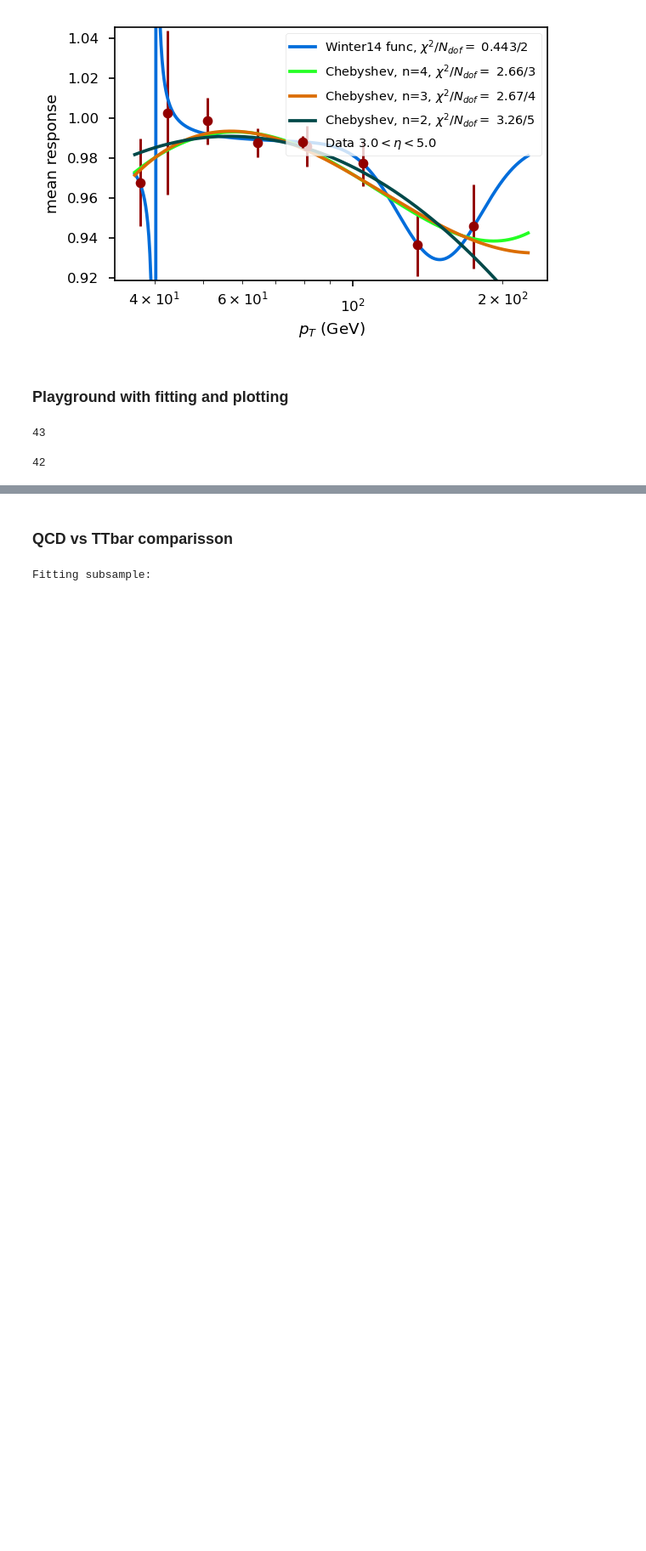
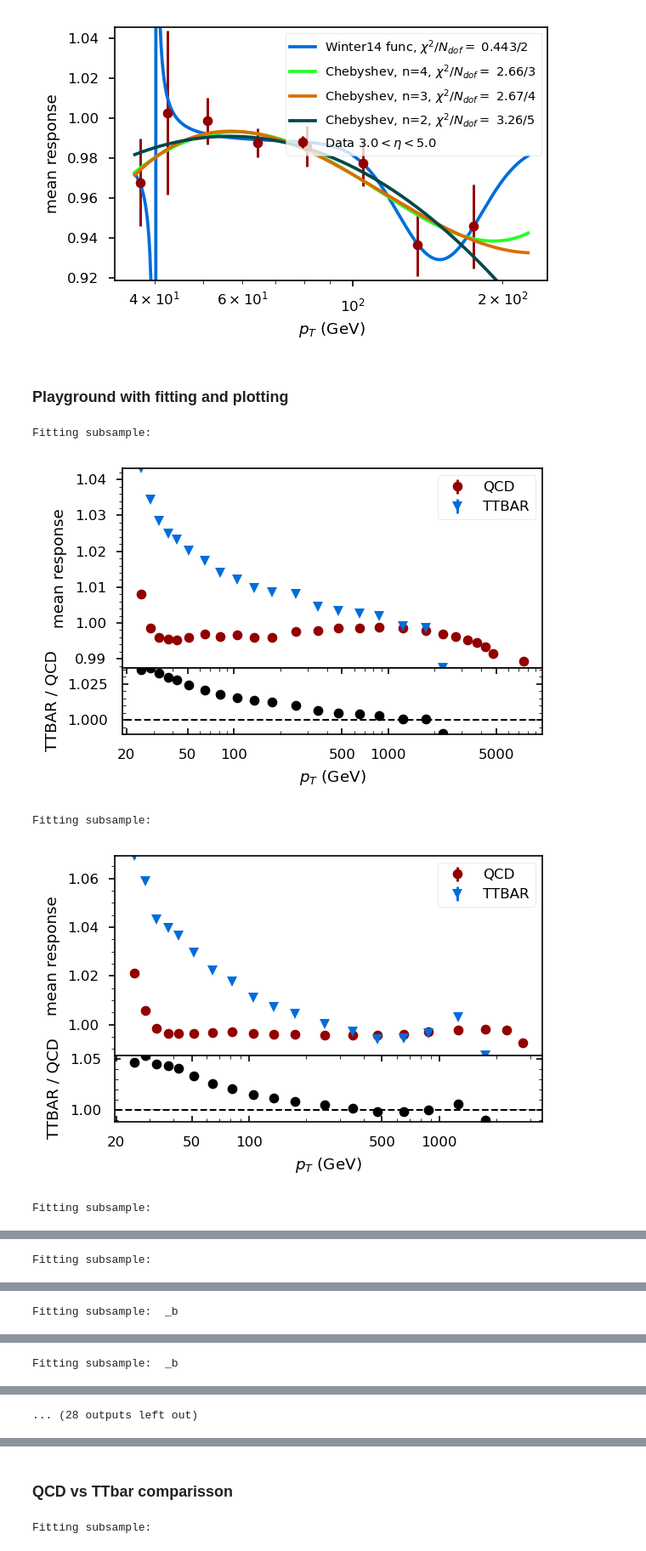
Before and after one commit to dsidirop1/JMECoffea, a Jupyter notebook: CoffeaJERC-Andris.ipynb, the cells around one changed output, grey strips where cells are left out. Shown at 85% size. Drawn from its saved outputs; the diff is of its cells as text; code cells hidden in the pictures; blank space fills up the shorter version.

```diff
--- a/CoffeaJERC-Andris.ipynb
+++ b/CoffeaJERC-Andris.ipynb
@@ -783,12 +1147,13 @@ for samp in subsamples:
         mean = read_data("Mean", samp)[:,etabin]
         meanvar = read_data("MeanVar", samp)[:,etabin]
 
-        mean_range_pt = range(15,len(mean)-7)
-        mean_range = mean_range_pt[:-1]
+        mean_range = range(15,len(mean)-8)
+#         mean_range = mean_range_pt[:-1]
 
-        ptbins2fit = ptbins[mean_range_pt]
-        ptbins2fit = (ptbins2fit[:-1]+ptbins2fit[1:])/2
+#         ptbins2fit = ptbins[mean_range_pt]
+#         ptbins2fit = (ptbins2fit[:-1]+ptbins2fit[1:])/2
         means = mean[mean_range]
+        ptbins2fit = ptbins_c[mean_range]
 
         means2fit = means[means!=0.0]
         ptbins2fit = ptbins2fit[means!=0.0]
@@ -952,9 +1279,3 @@ def read_data(name, samp, tag_full):
 #     df_csv = pd.read_csv('out_txt/EtaBinsvsPtBinsMean_L5.csv').set_index('etaBins')
     data = df_csv.to_numpy().transpose()
     return data
-# %%
-len(ptbins)
-len(mean_QCD[:,0])
-# %% [output]
-43
-42
@@ -960,0 +1379,31 @@ len(mean_QCD[:,0])
+# %%
+# load_fit_res=True
+subsamples = ['', '_b', '_c', '_l', '_g']
+
+k2 = np.where(etabins_mod<=0)[0][-1]
+k4 = np.where(etabins_mod<=1.3)[0][-1]
+k6 = np.where(etabins_mod<=2.5)[0][-1]
+k8 = np.where(etabins_mod<=3.0)[0][-1]
+ks = [k2, k4, k6, k8]
+
+# ks = [k2, k4] #, k6, k8]
+# subsamples = [''] #, '_b']
+for samp in subsamples:
+    for k in ks:
+        print('Fitting subsample: ', samp)
+        median_QCD = read_data("Median", samp, '_L5_QCD')
+        medianstd_QCD = read_data("MedianStd", samp, '_L5_QCD')
+        median_TTBAR = read_data("Median", samp, '_L5_TTBAR')
+        medianstd_TTBAR = read_data("MedianStd", samp, '_L5_TTBAR')
+
+
+        make_comparison_plot(median_QCD, medianstd_QCD, median_TTBAR, medianstd_TTBAR,
+                             k, samp, 'QCD', 'TTBAR')
+
+3;
+# %% [output]
+Fitting subsample:
+[figure, added]
+Fitting subsample:
+[figure, added]
+Fitting subsample:
@@ -960,0 +1411 @@ len(mean_QCD[:,0])
+Fitting subsample:
@@ -960,0 +1413 @@ len(mean_QCD[:,0])
+Fitting subsample:  _b
@@ -960,0 +1415 @@ len(mean_QCD[:,0])
+Fitting subsample:  _b
@@ -960,0 +1417 @@ len(mean_QCD[:,0])
+... (28 outputs left out)
```
Also changed, not shown: parts of 45 cells of this notebook, 3 other files.
